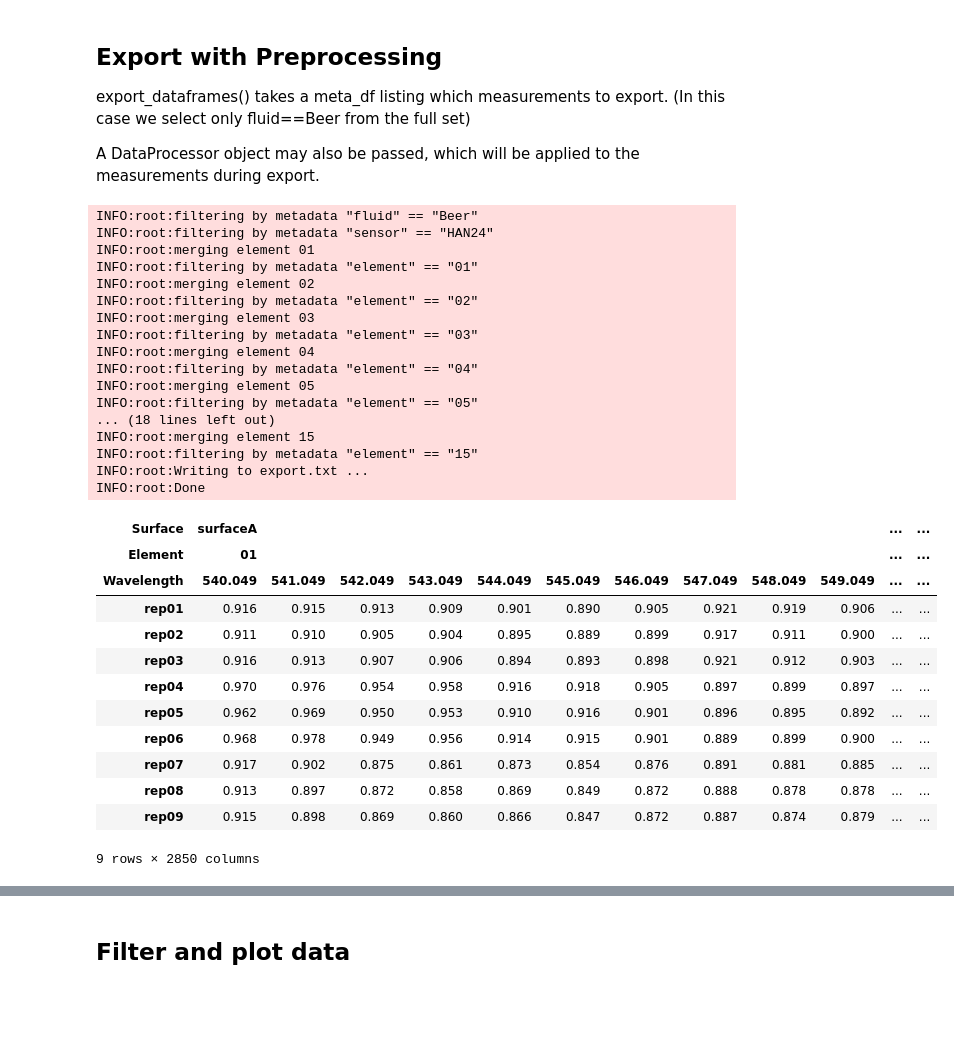
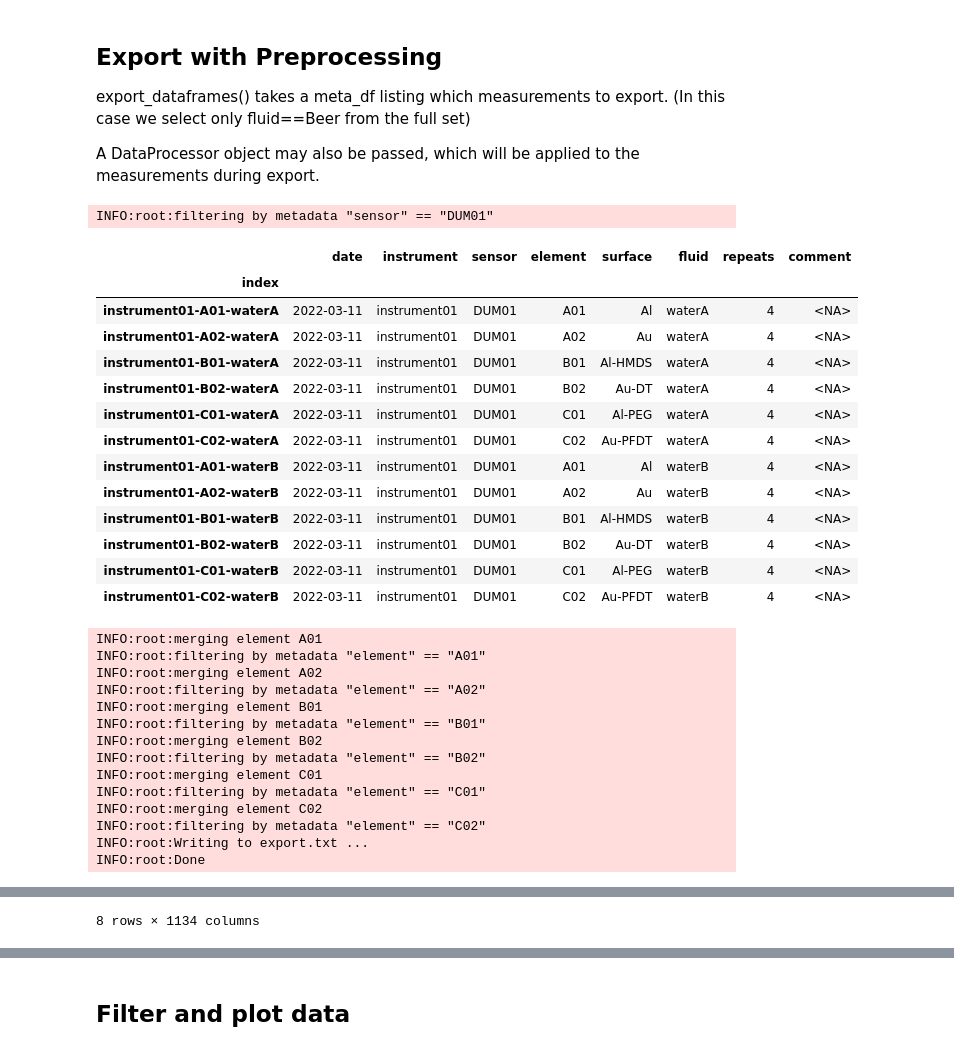
Before and after one commit to calcut/dwt-optical, a Jupyter notebook: csv_import_export.ipynb, the cells around one changed output, grey strips where cells are left out. Saved outputs shown, nothing was run; the diff lists cells and outputs as text; code cells hidden in the pictures; blank space fills up the shorter version.

Commit message:
more setup{}, better df merge

```diff
--- a/csv_import_export.ipynb
+++ b/csv_import_export.ipynb
@@ -12,7 +20,7 @@ from IPython.display import display
 print("Generating metadata run list with the following settings")
 
 # Start with the example setup dictionary
-setup = csv.setup.copy()
+setup = csv.get_default_setup()
 
 # Modify any of the example settings
 setup['path'] = 'dummydata'
@@ -20,6 +28,8 @@ setup['subdirs'] = ['sensor', 'fluid']
 setup['instrument']['sensor'] = 'DUM01'
 setup['fluids'] = ['waterA', 'waterB']
 setup['repeats'] = 2
+setup['wavelength_range'] = [540, 730, 0.5]
+
 
 display(setup)
 
@@ -222,55 +240,54 @@ measurements during export.
 # %%
 import lib.csv_helpers as csv
 import lib.data_process
 
-setup = csv.setup.copy()
-meta_df = csv.read_metadata('./dummydata/index.txt')
-selection = csv.select_from_metadata('fluid', 'Beer', meta_df)
-selection = csv.select_from_metadata('sensor', 'HAN24', selection)
+setup = csv.get_default_setup()
+meta_df = csv.read_metadata(setup)
+# selection = csv.select_from_metadata('fluid', 'Beer', meta_df)
+meta_df = csv.select_from_metadata('sensor', 'DUM01', meta_df)
 
 dp = lib.data_process.DataProcessor()
 dp.apply_normalise = True
 dp.apply_smooth = True
 dp.apply_trim = True
 dp.apply_interpolate = True
 dp.apply_round = True
 
 dp.smooth_points = 3
 dp.wavelength_trim_min = 540
 dp.wavelength_trim_max = 730
 dp.round_decimals = 3
 dp.interpolate_sampling_rate = 1.0
 
-export = csv.export_dataframes(setup, meta_df=selection, dp=dp, outfile='export.txt')
+export = csv.export_dataframes(setup, meta_df, dp=dp, outfile='export.txt')
 export
 # %% [output]
-INFO:root:filtering by metadata "fluid" == "Beer"
-INFO:root:filtering by metadata "sensor" == "HAN24"
-INFO:root:merging element 01
-INFO:root:filtering by metadata "element" == "01"
-INFO:root:merging element 02
-INFO:root:filtering by metadata "element" == "02"
-INFO:root:merging element 03
-INFO:root:filtering by metadata "element" == "03"
-INFO:root:merging element 04
-INFO:root:filtering by metadata "element" == "04"
-INFO:root:merging element 05
-INFO:root:filtering by metadata "element" == "05"
-... (18 lines left out)
-INFO:root:merging element 15
-INFO:root:filtering by metadata "element" == "15"
-INFO:root:Writing to export.txt ...
-INFO:root:Done
+INFO:root:filtering by metadata "sensor" == "DUM01"
-| Surface | surfaceA |  |  |  |  |  |  |  |  |  | ... | ... |
-| Element | 01 |  |  |  |  |  |  |  |  |  | ... | ... |
-| Wavelength | 540.049 | 541.049 | 542.049 | 543.049 | 544.049 | 545.049 | 546.049 | 547.049 | 548.049 | 549.049 | ... | ... |
-| rep01 | 0.916 | 0.915 | 0.913 | 0.909 | 0.901 | 0.890 | 0.905 | 0.921 | 0.919 | 0.906 | ... | ... |
-| rep02 | 0.911 | 0.910 | 0.905 | 0.904 | 0.895 | 0.889 | 0.899 | 0.917 | 0.911 | 0.900 | ... | ... |
-| rep03 | 0.916 | 0.913 | 0.907 | 0.906 | 0.894 | 0.893 | 0.898 | 0.921 | 0.912 | 0.903 | ... | ... |
-| rep04 | 0.970 | 0.976 | 0.954 | 0.958 | 0.916 | 0.918 | 0.905 | 0.897 | 0.899 | 0.897 | ... | ... |
-| rep05 | 0.962 | 0.969 | 0.950 | 0.953 | 0.910 | 0.916 | 0.901 | 0.896 | 0.895 | 0.892 | ... | ... |
-| rep06 | 0.968 | 0.978 | 0.949 | 0.956 | 0.914 | 0.915 | 0.901 | 0.889 | 0.899 | 0.900 | ... | ... |
-| rep07 | 0.917 | 0.902 | 0.875 | 0.861 | 0.873 | 0.854 | 0.876 | 0.891 | 0.881 | 0.885 | ... | ... |
-| rep08 | 0.913 | 0.897 | 0.872 | 0.858 | 0.869 | 0.849 | 0.872 | 0.888 | 0.878 | 0.878 | ... | ... |
-| rep09 | 0.915 | 0.898 | 0.869 | 0.860 | 0.866 | 0.847 | 0.872 | 0.887 | 0.874 | 0.879 | ... | ... |
+|  | date | instrument | sensor | element | surface | fluid | repeats | comment |
+| index |  |  |  |  |  |  |  |  |
+| instrument01-A01-waterA | 2022-03-11 | instrument01 | DUM01 | A01 | Al | waterA | 4 | <NA> |
+| instrument01-A02-waterA | 2022-03-11 | instrument01 | DUM01 | A02 | Au | waterA | 4 | <NA> |
+| instrument01-B01-waterA | 2022-03-11 | instrument01 | DUM01 | B01 | Al-HMDS | waterA | 4 | <NA> |
+| instrument01-B02-waterA | 2022-03-11 | instrument01 | DUM01 | B02 | Au-DT | waterA | 4 | <NA> |
+| instrument01-C01-waterA | 2022-03-11 | instrument01 | DUM01 | C01 | Al-PEG | waterA | 4 | <NA> |
+| instrument01-C02-waterA | 2022-03-11 | instrument01 | DUM01 | C02 | Au-PFDT | waterA | 4 | <NA> |
+| instrument01-A01-waterB | 2022-03-11 | instrument01 | DUM01 | A01 | Al | waterB | 4 | <NA> |
+| instrument01-A02-waterB | 2022-03-11 | instrument01 | DUM01 | A02 | Au | waterB | 4 | <NA> |
+| instrument01-B01-waterB | 2022-03-11 | instrument01 | DUM01 | B01 | Al-HMDS | waterB | 4 | <NA> |
+| instrument01-B02-waterB | 2022-03-11 | instrument01 | DUM01 | B02 | Au-DT | waterB | 4 | <NA> |
+| instrument01-C01-waterB | 2022-03-11 | instrument01 | DUM01 | C01 | Al-PEG | waterB | 4 | <NA> |
+| instrument01-C02-waterB | 2022-03-11 | instrument01 | DUM01 | C02 | Au-PFDT | waterB | 4 | <NA> |
-9 rows × 2850 columns
+INFO:root:merging element A01
+INFO:root:filtering by metadata "element" == "A01"
+INFO:root:merging element A02
+INFO:root:filtering by metadata "element" == "A02"
+INFO:root:merging element B01
+INFO:root:filtering by metadata "element" == "B01"
+INFO:root:merging element B02
+INFO:root:filtering by metadata "element" == "B02"
+INFO:root:merging element C01
+INFO:root:filtering by metadata "element" == "C01"
+INFO:root:merging element C02
+INFO:root:filtering by metadata "element" == "C02"
+INFO:root:Writing to export.txt ...
+INFO:root:Done
@@ -276,0 +305 @@ INFO:root:Done
+8 rows × 1134 columns
```
Also changed, not shown: parts of 21 cells of this notebook, 1 other file.
